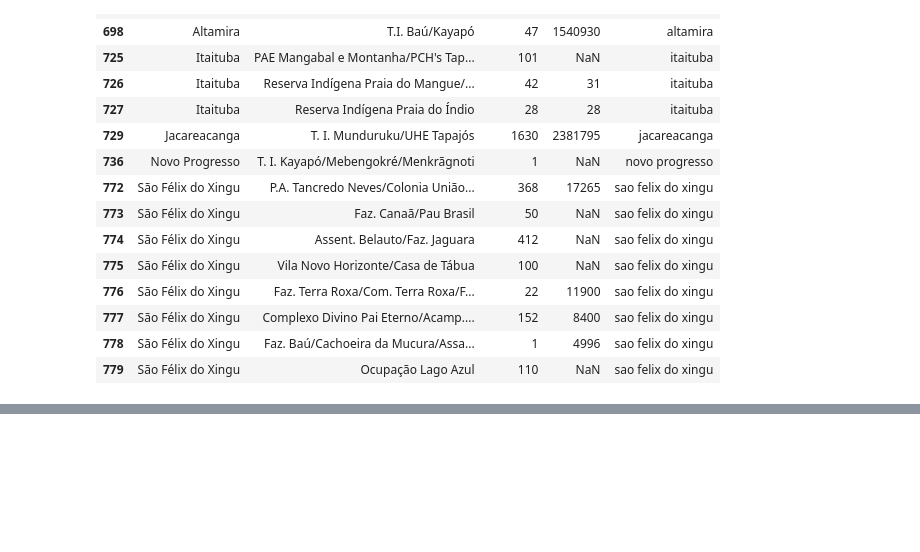
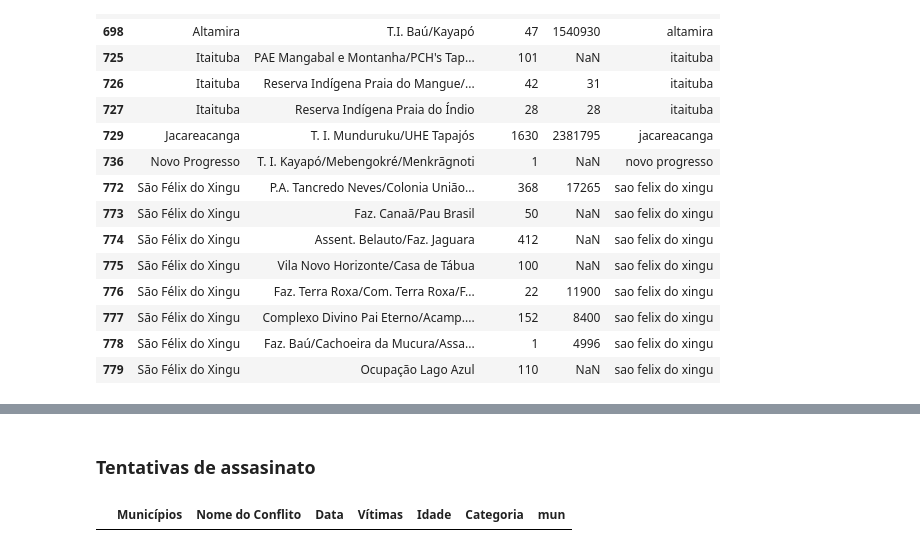
Before and after one commit to JoelFarias/CNUSTREAM, a Jupyter notebook: cpt.ipynb, the cells around one changed output, grey strips where cells are left out. Saved outputs shown, nothing was run; the diff lists cells and outputs as text; code cells hidden in the pictures; blank space fills up the shorter version.

```diff
--- a/cpt.ipynb
+++ b/cpt.ipynb
@@ -273,0 +324,11 @@ areas_conflito_filter
+# %% [markdown]
+### Tentativas de assasinato
+# %%
+tentativas =  pd.read_excel("CPT/CPT.xlsx", sheet_name="Tentativas de Assassinatos")
+tentativas["mun"] = tentativas["Municípios"].str.lower()
+tentativas["mun"] = tentativas["mun"].apply(remover_acentos)
+
+
+tentativas[tentativas["mun"].isin(muns)]
+# %% [output]
+|  | Municípios | Nome do Conflito | Data | Vítimas | Idade | Categoria | mun |
```
Also changed, not shown: parts of 12 cells of this notebook.
